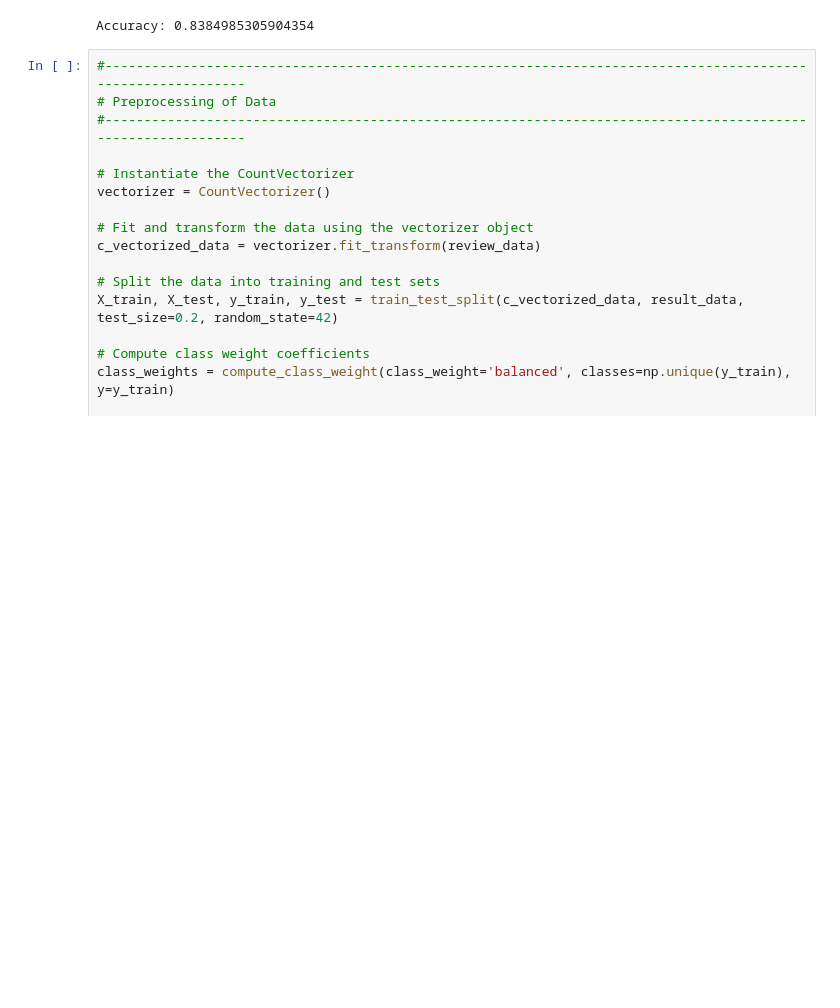
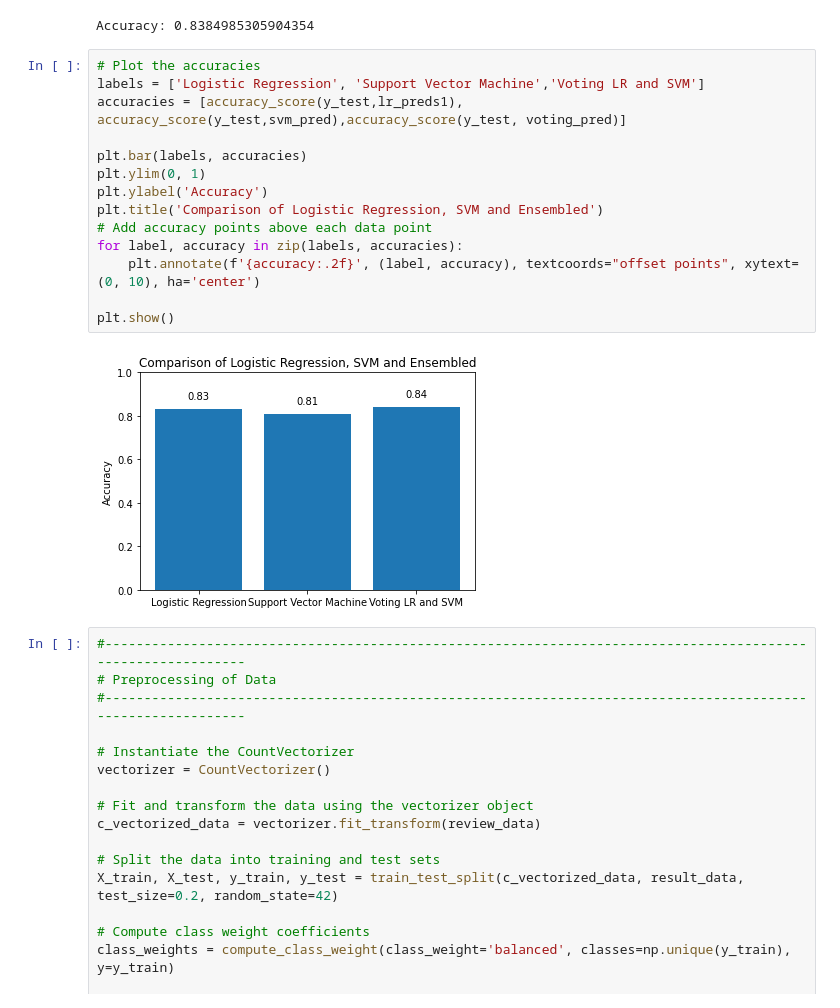
Before and after one commit to rujal408/fuzzy-sentiment, a Jupyter notebook: googlesentiment.ipynb, the cells around one changed output. Saved outputs shown, nothing was run; the diff lists cells and outputs as text; blank space fills up the shorter version.

Commit message:
plot graph with accuracy display

```diff
--- a/googlesentiment.ipynb
+++ b/googlesentiment.ipynb
@@ -187,6 +187,22 @@ Please also refer to the documentation for alternative solver options:
     https://scikit-learn.org/stable/modules/linear_model.html#logistic-regression
   n_iter_i = _check_optimize_result(
 Accuracy: 0.8384985305904354
+# %%
+# Plot the accuracies
+labels = ['Logistic Regression', 'Support Vector Machine','Voting LR and SVM']
+accuracies = [accuracy_score(y_test,lr_preds1), accuracy_score(y_test,svm_pred),accuracy_score(y_test, voting_pred)]
+
+plt.bar(labels, accuracies)
+plt.ylim(0, 1)
+plt.ylabel('Accuracy')
+plt.title('Comparison of Logistic Regression, SVM and Ensembled')
+# Add accuracy points above each data point
+for label, accuracy in zip(labels, accuracies):
+    plt.annotate(f'{accuracy:.2f}', (label, accuracy), textcoords="offset points", xytext=(0, 10), ha='center')
+
+plt.show()
+# %% [output]
+[figure, added]
 # %%
 #-------------------------------------------------------------------------------------------------------------
 # Preprocessing of Data
```
